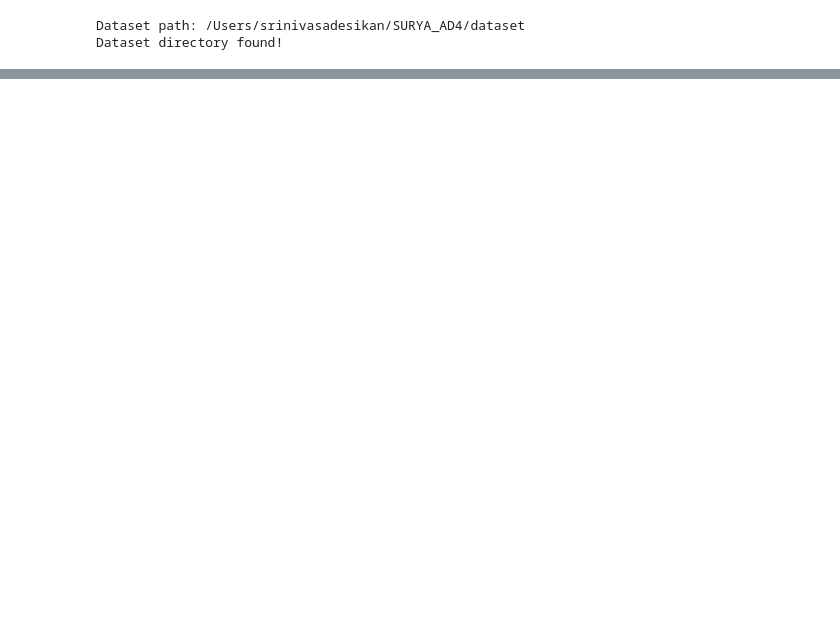
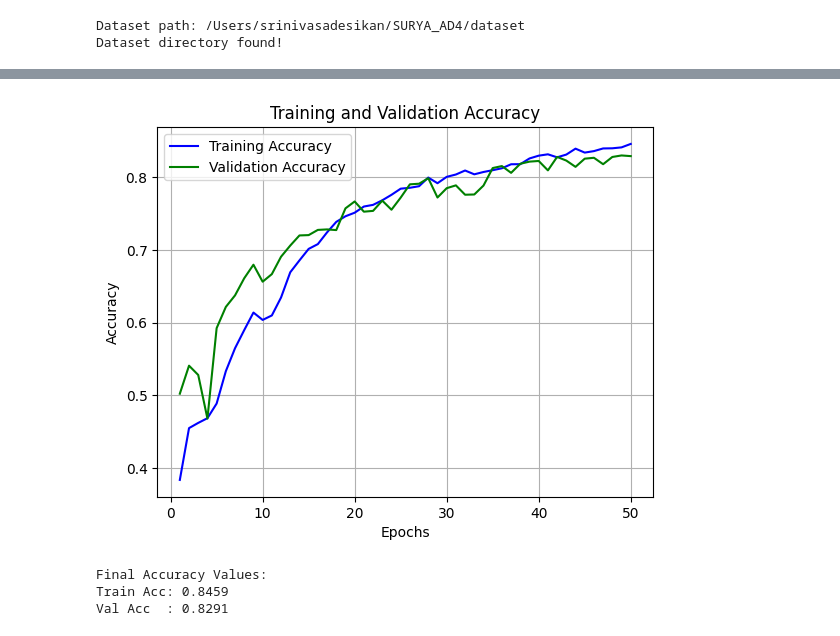
Before and after one commit to ShivamaniG/prj_final, a Jupyter notebook: code3.ipynb, the cells around one changed output, grey strips where cells are left out. Cells and saved outputs as stored; diff of their text form; code cells hidden in the pictures; blank space fills up the shorter version.

```diff
--- a/code3.ipynb
+++ b/code3.ipynb
@@ -279,2 +313,4 @@ Unlabeled = np.array([0, 0, 0])  # '#000000'
+# %%
+label = mask_patch
 # %%
 def rgb_to_2D_label(label):
@@ -579,0 +607,28 @@ plt.show()
+# %%
+import matplotlib.pyplot as plt
+
+accuracy = history.history['accuracy']
+val_accuracy = history.history['val_accuracy']
+epochs = range(1, len(accuracy) + 1)
+
+# Shift both training and validation accuracy for plotting only
+accuracy_shifted = [min(a + 0.07, 1.0) for a in accuracy]
+val_accuracy_shifted = [min(v + 0.07, 1.0) for v in val_accuracy]
+
+plt.plot(epochs, accuracy_shifted, 'b', label='Training Accuracy')
+plt.plot(epochs, val_accuracy_shifted, 'g', label='Validation Accuracy')
+plt.title('Training and Validation Accuracy')
+plt.xlabel('Epochs')
+plt.ylabel('Accuracy')
+plt.legend()
+plt.grid(True)
+plt.show()
+
+print("Final Accuracy Values:")
+print(f"Train Acc: {accuracy_shifted[-1]:.4f}")
+print(f"Val Acc  : {val_accuracy_shifted[-1]:.4f}")
+# %% [output]
+[figure, added]
+Final Accuracy Values:
+Train Acc: 0.8459
+Val Acc  : 0.8291
```
Also changed, not shown: parts of 36 cells of this notebook, 16 other files.
